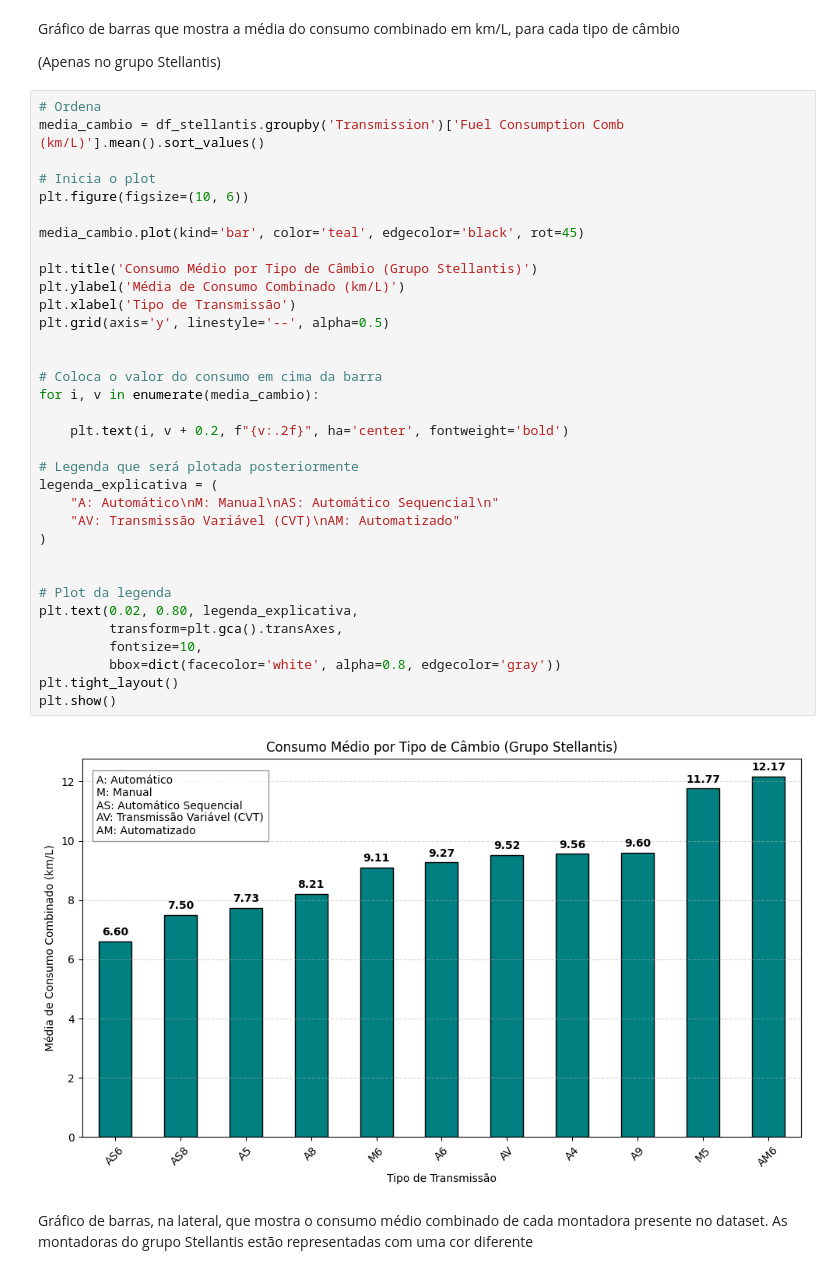
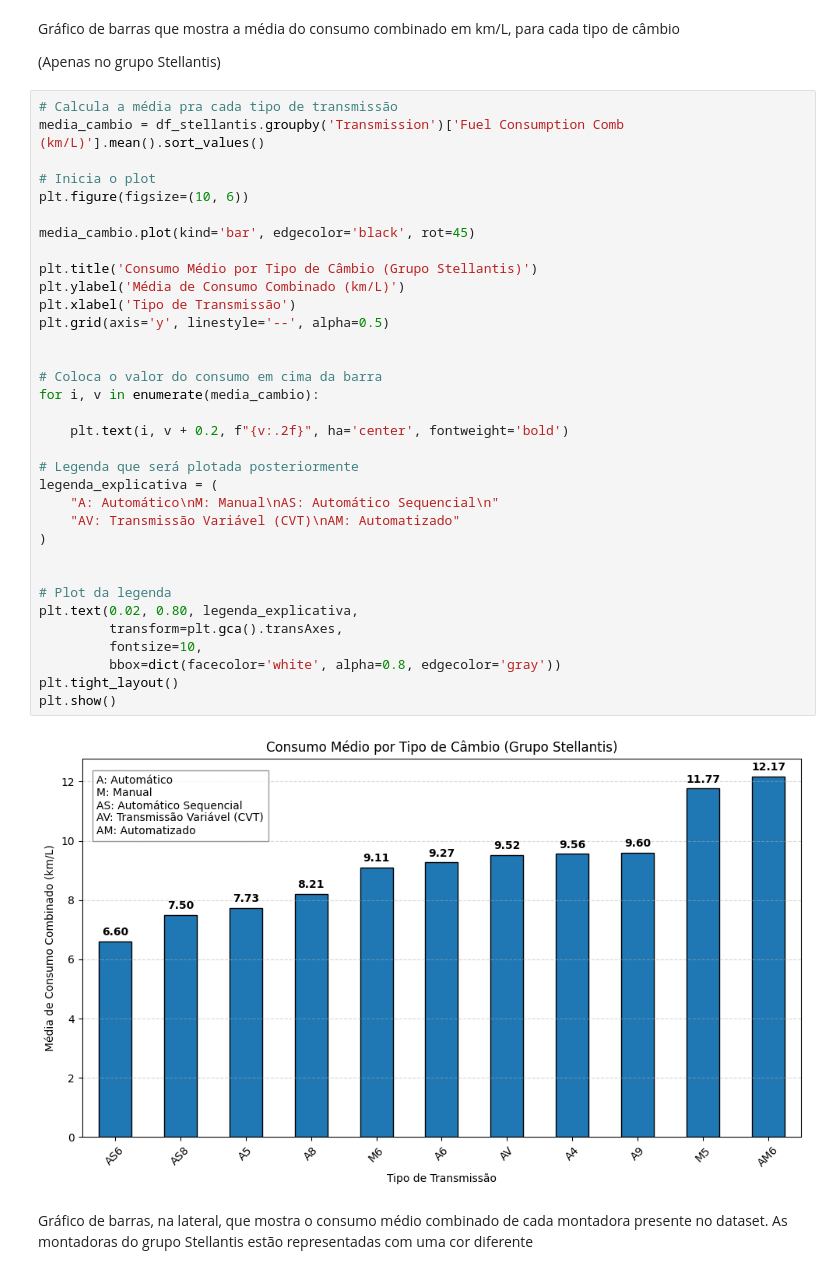
Before and after one commit to vitor-laudares/Trabalho-Final-Py_Stellantis, a Jupyter notebook: trabalho_final_py_stellantis.ipynb, the cells around one changed output. Saved outputs shown, nothing was run; the diff lists cells and outputs as text.

```diff
--- a/trabalho_final_py_stellantis.ipynb
+++ b/trabalho_final_py_stellantis.ipynb
@@ -190,41 +216,41 @@ Gráfico de barras que mostra a média do consumo combinado em km/L, para cada t
 
 (Apenas no grupo Stellantis)
 # %%
-# Ordena
+# Calcula a média pra cada tipo de transmissão
 media_cambio = df_stellantis.groupby('Transmission')['Fuel Consumption Comb (km/L)'].mean().sort_values()
 
 # Inicia o plot
 plt.figure(figsize=(10, 6))
 
-media_cambio.plot(kind='bar', color='teal', edgecolor='black', rot=45)
+media_cambio.plot(kind='bar', edgecolor='black', rot=45)
 
 plt.title('Consumo Médio por Tipo de Câmbio (Grupo Stellantis)')
 plt.ylabel('Média de Consumo Combinado (km/L)')
 plt.xlabel('Tipo de Transmissão')
 plt.grid(axis='y', linestyle='--', alpha=0.5)
 
 
 # Coloca o valor do consumo em cima da barra
 for i, v in enumerate(media_cambio):
 
     plt.text(i, v + 0.2, f"{v:.2f}", ha='center', fontweight='bold')
 
 # Legenda que será plotada posteriormente
 legenda_explicativa = (
     "A: Automático\nM: Manual\nAS: Automático Sequencial\n"
     "AV: Transmissão Variável (CVT)\nAM: Automatizado"
 )
 
 
 # Plot da legenda
 plt.text(0.02, 0.80, legenda_explicativa,
          transform=plt.gca().transAxes,
          fontsize=10,
          bbox=dict(facecolor='white', alpha=0.8, edgecolor='gray'))
 plt.tight_layout()
 plt.show()
 # %% [output]
-[figure, old version]
+[figure, new version]
 # %% [markdown]
 Gráfico de barras, na lateral, que mostra o consumo médio combinado de cada montadora presente no dataset. As montadoras do grupo Stellantis estão representadas com uma cor diferente
 # %%
```
Also changed, not shown: parts of 5 cells of this notebook.
